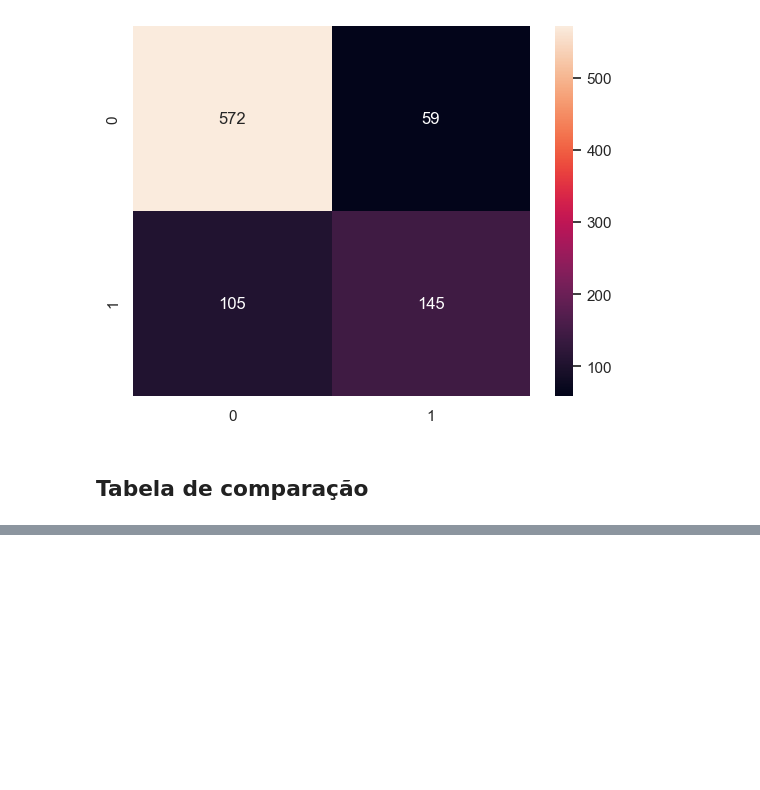
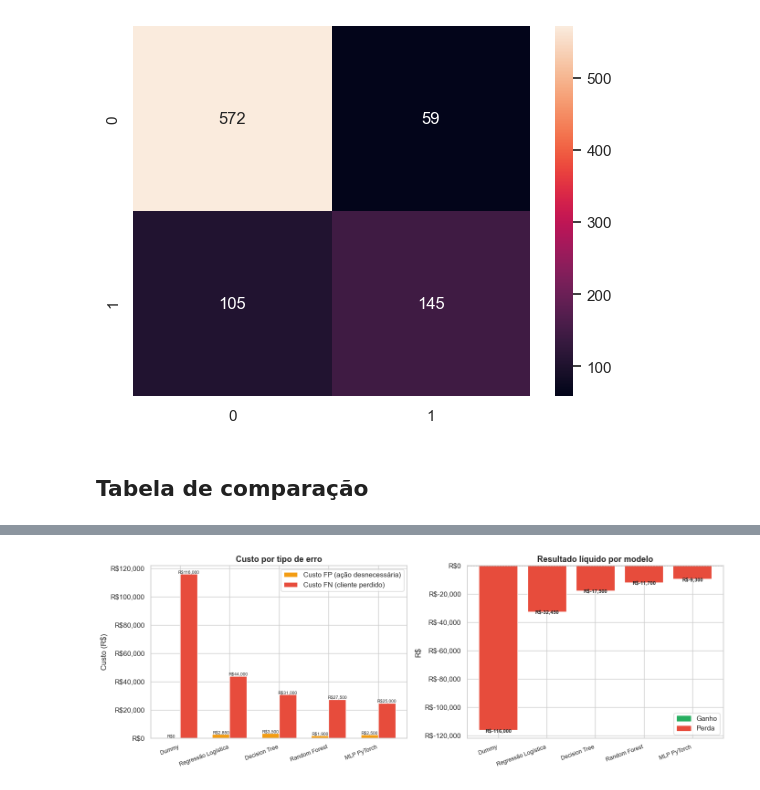
Before and after one commit to LeticiaMalato/Tech-Challenge-Churn, a Jupyter notebook: notebook/script.ipynb, the cells around one changed output, grey strips where cells are left out. Cells and saved outputs as stored; diff of their text form; code cells hidden in the pictures; blank space fills up the shorter version.

```diff
--- a/notebook/script.ipynb
+++ b/notebook/script.ipynb
@@ -1328,0 +1331,99 @@ dummy_baseline                   0.7162     0.0000     0.0000     0.0000     0.5
+# %%
+# ── 1. PARÂMETROS DE NEGÓCIO ──────────────────────────────────────
+LTV            = 500   # receita perdida por cliente que cancela
+CUSTO_RETENCAO = 50    # custo de abordar um cliente (desconto, ligação...)
+TAXA_RETENCAO  = 0.30  # % de clientes que ficam quando abordados
+
+# ── 2. FUNÇÃO DE CUSTO ────────────────────────────────────────────
+def calcular_custo(y_true, y_pred, ltv, custo_retencao, taxa_retencao):
+    tn, fp, fn, tp = confusion_matrix(y_true, y_pred).ravel()
+
+    ganho_vp  = tp * (taxa_retencao * ltv - custo_retencao)  # reteve e ganhou
+    custo_fp  = fp * custo_retencao                          # abordou à toa
+    custo_fn  = fn * ltv                                     # perdeu o cliente
+    resultado = ganho_vp - custo_fp - custo_fn
+
+    return {
+        "VP": int(tp), "FP": int(fp), "FN": int(fn), "VN": int(tn),
+        "ganho_VP": round(ganho_vp, 2),
+        "custo_FP": round(custo_fp, 2),
+        "custo_FN": round(custo_fn, 2),
+        "resultado": round(resultado, 2),
+    }
+
+# ── 3. MATRIZES DE CONFUSÃO SIMULADAS (substitua pelos valores reais) ──
+modelos = {
+    "Dummy":               {"tn": 648, "fp":  0, "fn": 232, "tp":  0},
+    "Regressão Logística": {"tn": 591, "fp": 57, "fn":  88, "tp": 144},
+    "Decision Tree":       {"tn": 578, "fp": 70, "fn":  62, "tp": 170},
+    "Random Forest":       {"tn": 610, "fp": 38, "fn":  55, "tp": 177},
+    "MLP PyTorch":         {"tn": 598, "fp": 50, "fn":  50, "tp": 182},
+}
+
+# ── 4. CALCULAR RESULTADO FINANCEIRO DE CADA MODELO ───────────────
+resultados = []
+for nome, m in modelos.items():
+    y_true = np.array([0]*m["tn"] + [0]*m["fp"] + [1]*m["fn"] + [1]*m["tp"])
+    y_pred = np.array([0]*m["tn"] + [1]*m["fp"] + [0]*m["fn"] + [1]*m["tp"])
+    r = calcular_custo(y_true, y_pred, LTV, CUSTO_RETENCAO, TAXA_RETENCAO)
+    r["modelo"] = nome
+    resultados.append(r)
+
+# ── 5. TABELA NO CONSOLE ──────────────────────────────────────────
+print(f"\n{'Modelo':<25} {'FP':>5} {'FN':>5}  {'Custo FP':>11}  {'Custo FN':>11}  {'Resultado':>12}")
+print("-" * 75)
+for r in resultados:
+    print(f"{r['modelo']:<25} {r['FP']:>5} {r['FN']:>5}  "
+          f"R$ {r['custo_FP']:>8,.0f}  R$ {r['custo_FN']:>8,.0f}  R$ {r['resultado']:>9,.0f}")
+
+# ── 6. GRÁFICOS ───────────────────────────────────────────────────
+nomes     = [r["modelo"] for r in resultados]
+custo_fp  = [r["custo_FP"] for r in resultados]
+custo_fn  = [r["custo_FN"] for r in resultados]
+resultado = [r["resultado"] for r in resultados]
+x         = np.arange(len(nomes))
+w         = 0.35
+
+fig, axes = plt.subplots(1, 2, figsize=(14, 5))
+
+# Gráfico 1 — Custo FP vs FN por modelo
+ax1 = axes[0]
+b1 = ax1.bar(x - w/2, custo_fp, w, label="Custo FP (ação desnecessária)", color="#F39C12")
+b2 = ax1.bar(x + w/2, custo_fn, w, label="Custo FN (cliente perdido)",    color="#E74C3C")
+ax1.set_title("Custo por tipo de erro", fontsize=13, fontweight="bold")
+ax1.set_xticks(x)
+ax1.set_xticklabels(nomes, rotation=20, ha="right", fontsize=9)
+ax1.set_ylabel("Custo (R$)")
+ax1.legend()
+ax1.yaxis.set_major_formatter(plt.FuncFormatter(lambda v, _: f"R${v:,.0f}"))
+for b in list(b1) + list(b2):
+    h = b.get_height()
+    ax1.text(b.get_x() + b.get_width()/2, h + 200, f"R${h:,.0f}", ha="center", fontsize=7)
+
+# Gráfico 2 — Resultado líquido por modelo
+ax2 = axes[1]
+cores = ["#27AE60" if v >= 0 else "#E74C3C" for v in resultado]
+barras = ax2.bar(nomes, resultado, color=cores, edgecolor="white")
+ax2.set_title("Resultado líquido por modelo", fontsize=13, fontweight="bold")
+ax2.set_xticks(range(len(nomes)))
+ax2.set_xticklabels(nomes, rotation=20, ha="right", fontsize=9)
+ax2.set_ylabel("R$")
+ax2.axhline(0, color="black", linewidth=0.8, linestyle="--")
+ax2.yaxis.set_major_formatter(plt.FuncFormatter(lambda v, _: f"R${v:,.0f}"))
+ax2.legend(handles=[mpatches.Patch(color="#27AE60", label="Ganho"),
+                    mpatches.Patch(color="#E74C3C", label="Perda")])
+for b in barras:
+    h = b.get_height()
+    ax2.text(b.get_x() + b.get_width()/2, h + (300 if h >= 0 else -1500),
+             f"R${h:,.0f}", ha="center", fontsize=8, fontweight="bold")
+
+plt.tight_layout()
+plt.show()
+
+# ── 7. CONCLUSÃO ──────────────────────────────────────────────────
+melhor = max(resultados, key=lambda r: r["resultado"])
+print(f"\n🏆 Melhor modelo financeiramente : {melhor['modelo']}")
+print(f"   Resultado líquido estimado    : R$ {melhor['resultado']:,.2f}")
+print(f"   FP (ações desnecessárias)     : {melhor['FP']} clientes → R$ {melhor['custo_FP']:,.2f}")
+print(f"   FN (clientes perdidos)        : {melhor['FN']} clientes → R$ {melhor['custo_FN']:,.2f}")
+# %% [output]
@@ -1328,0 +1437 @@ dummy_baseline                   0.7162     0.0000     0.0000     0.0000     0.5
+[figure, added]
```
Also changed, not shown: parts of 12 cells of this notebook.
